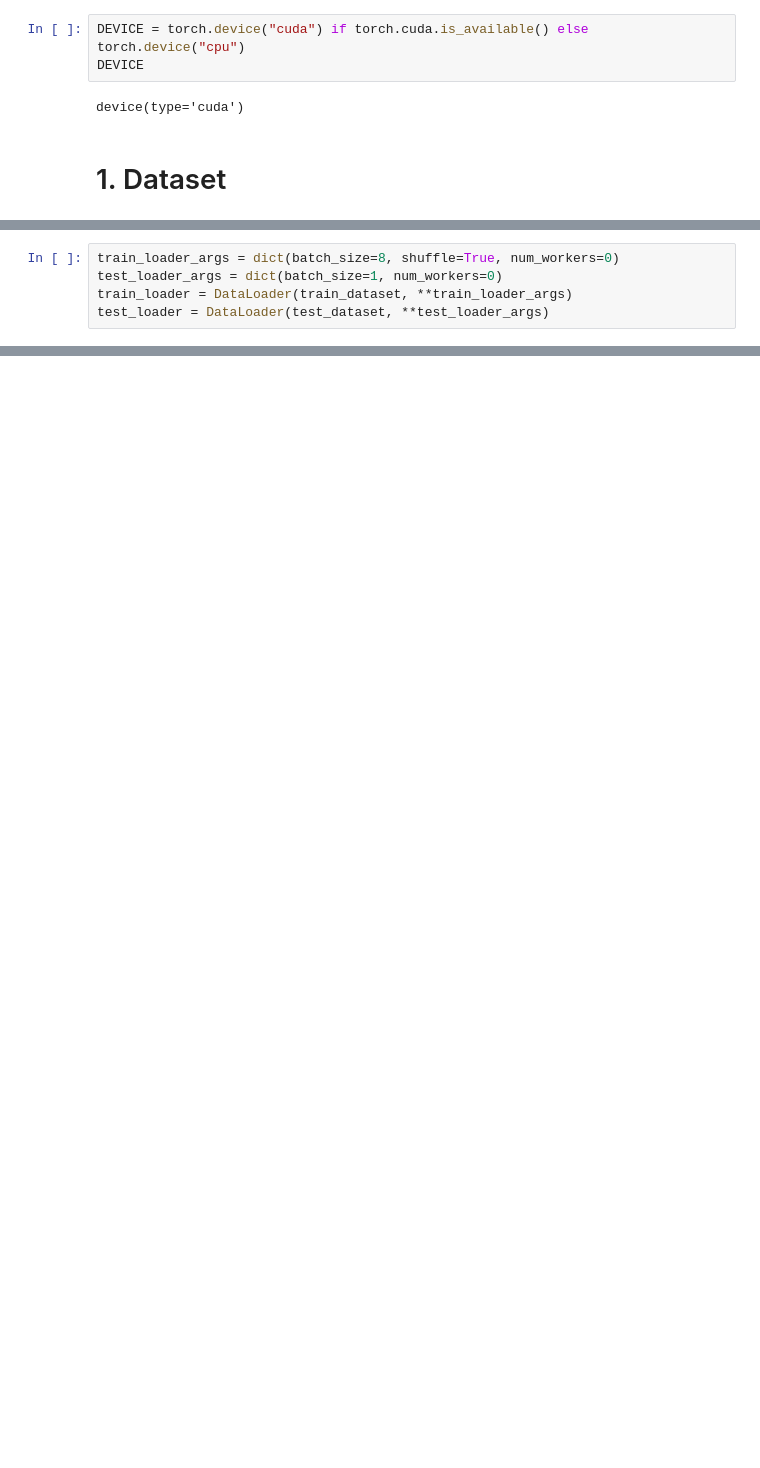
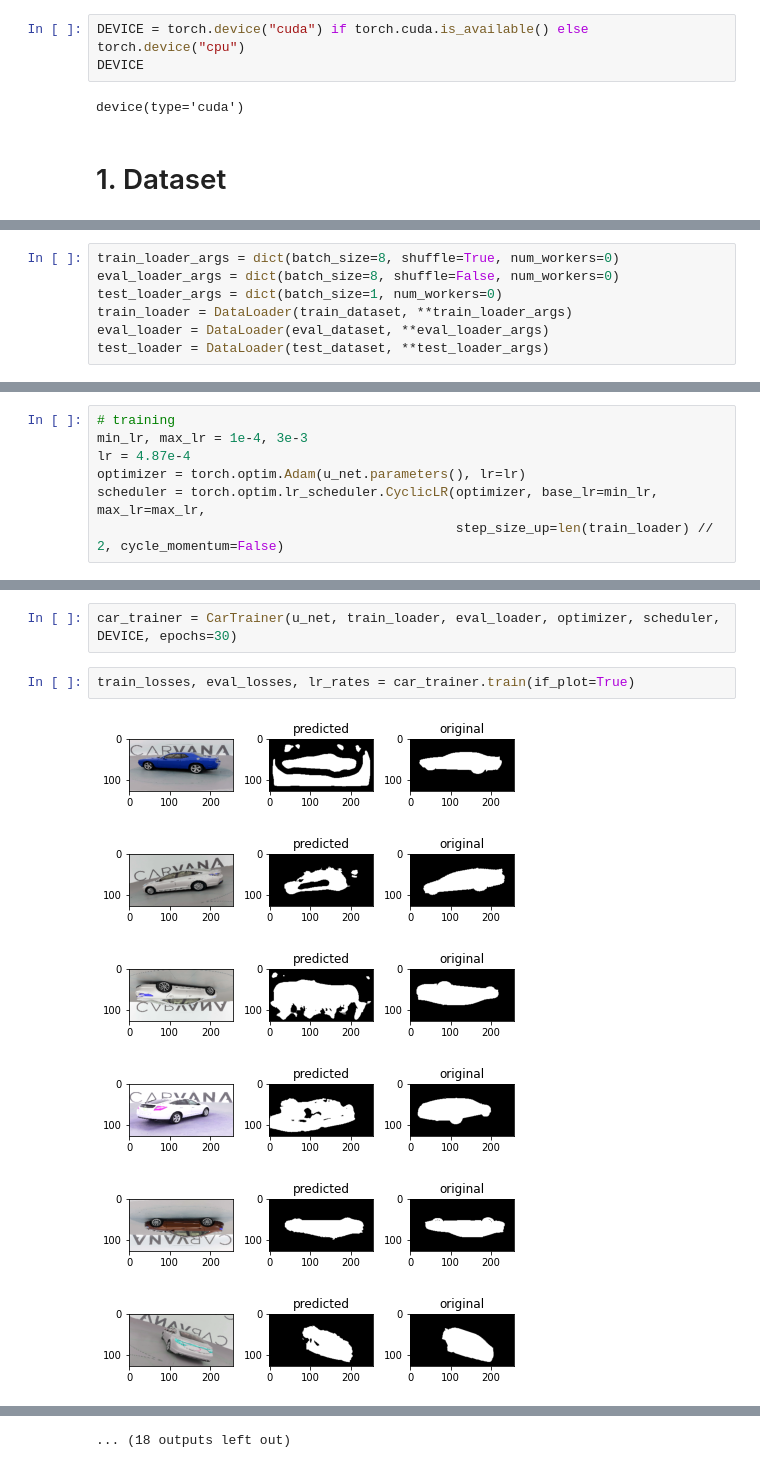
Before and after one commit to 10258392511/SemesterProject1, a Jupyter notebook: run_segmentation_car.ipynb, the cells around one changed output, grey strips where cells are left out. Saved outputs shown, nothing was run; the diff lists cells and outputs as text; blank space fills up the shorter version.

```diff
--- a/run_segmentation_car.ipynb
+++ b/run_segmentation_car.ipynb
@@ -50,7 +52,9 @@ torch.Size([3, 1024, 2048]), torch.Size([1024, 2048])
 # %%
 train_loader_args = dict(batch_size=8, shuffle=True, num_workers=0)
+eval_loader_args = dict(batch_size=8, shuffle=False, num_workers=0)
 test_loader_args = dict(batch_size=1, num_workers=0)
 train_loader = DataLoader(train_dataset, **train_loader_args)
+eval_loader = DataLoader(eval_dataset, **eval_loader_args)
 test_loader = DataLoader(test_dataset, **test_loader_args)
 # %%
 for imgs, masks in train_loader:
@@ -60,0 +85,7 @@ torch.Size([8, 3, 1024, 2048]), torch.Size([8, 1024, 2048])
+# %%
+# training
+min_lr, max_lr = 1e-4, 3e-3
+lr = 4.87e-4
+optimizer = torch.optim.Adam(u_net.parameters(), lr=lr)
+scheduler = torch.optim.lr_scheduler.CyclicLR(optimizer, base_lr=min_lr, max_lr=max_lr,
+                                              step_size_up=len(train_loader) // 2, cycle_momentum=False)
@@ -60,0 +94,11 @@ torch.Size([8, 3, 1024, 2048]), torch.Size([8, 1024, 2048])
+# %%
+car_trainer = CarTrainer(u_net, train_loader, eval_loader, optimizer, scheduler, DEVICE, epochs=30)
+# %%
+train_losses, eval_losses, lr_rates = car_trainer.train(if_plot=True)
+# %% [output]
+[figure, added]
+[figure, added]
+[figure, added]
+[figure, added]
+[figure, added]
+[figure, added]
@@ -60,0 +111 @@ torch.Size([8, 3, 1024, 2048]), torch.Size([8, 1024, 2048])
+... (18 outputs left out)
```
Also changed, not shown: parts of 13 cells of this notebook, 2 other files.
